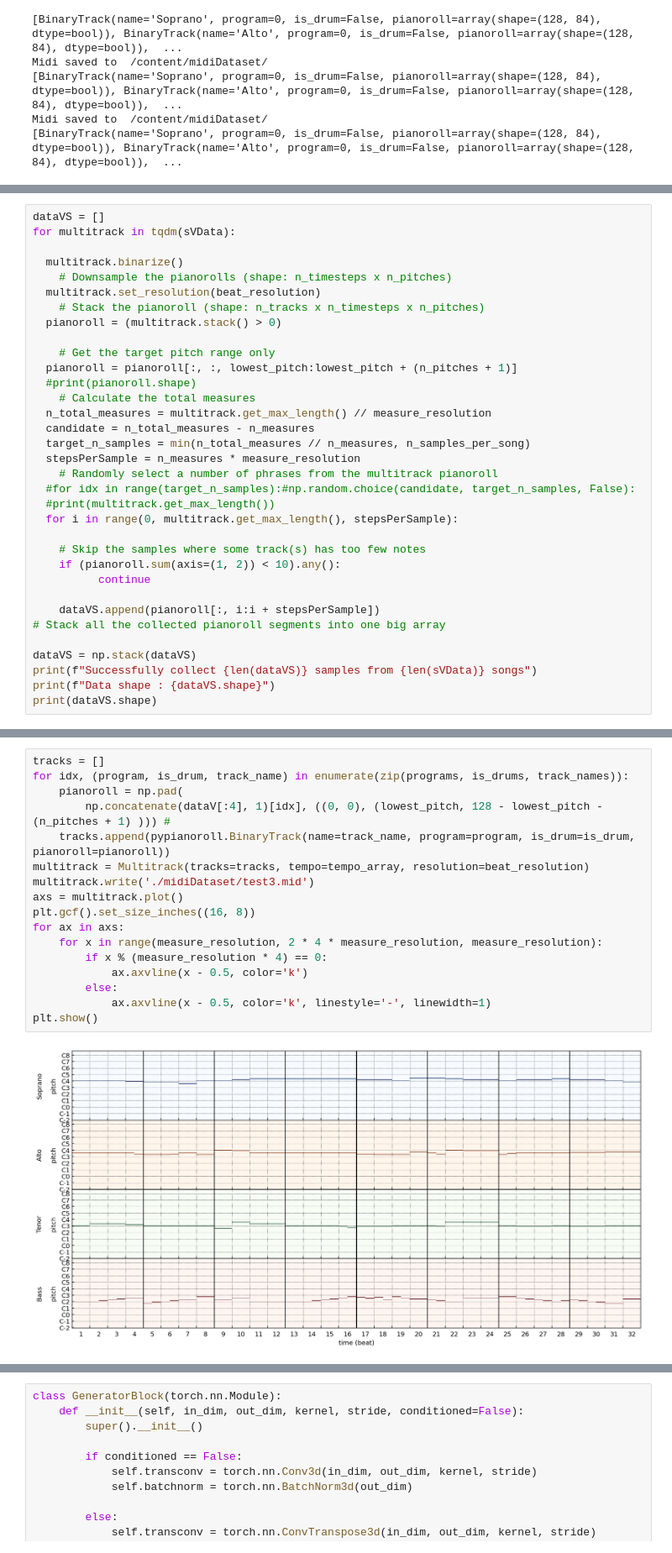
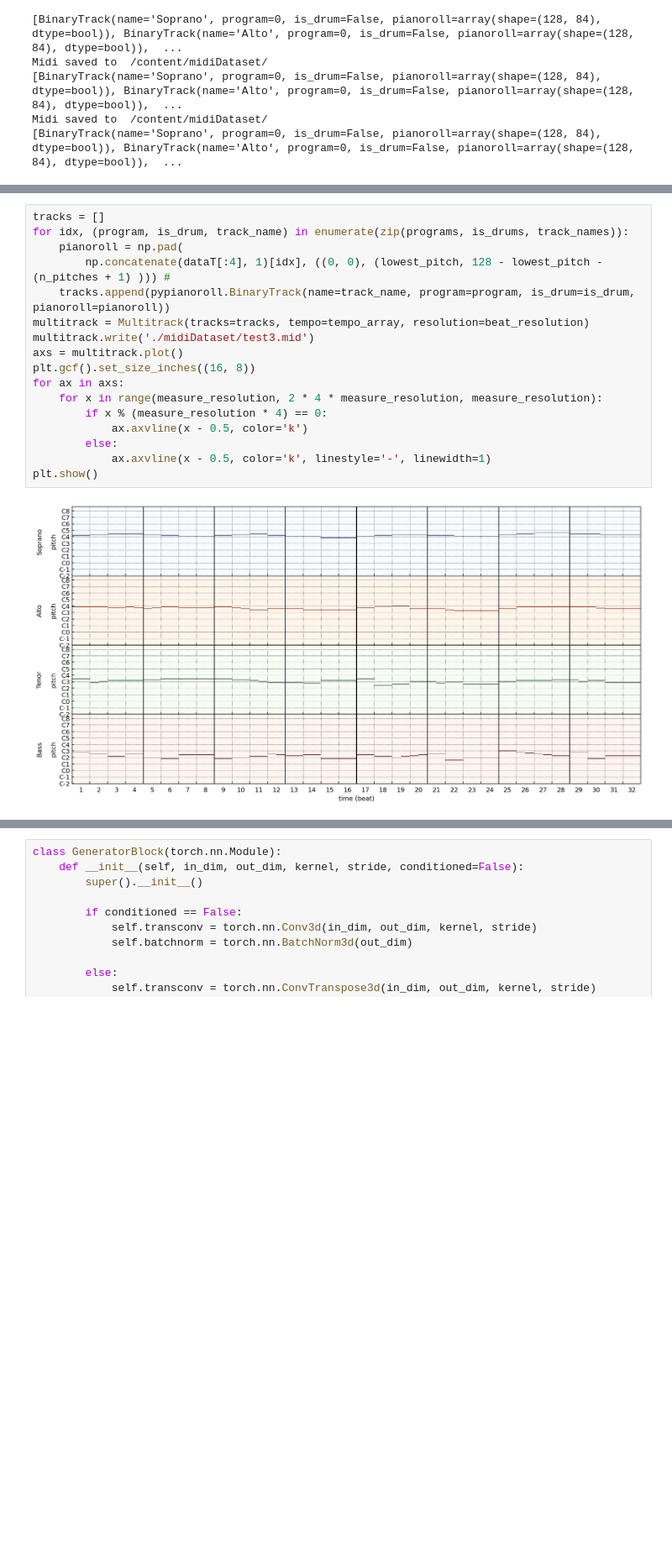
Before and after one commit to lwgmiller/HonoursProject-reharmonisationGAN, a Jupyter notebook: ReharmonisationGAN.ipynb, the cells around one changed output, grey strips where cells are left out. Shown at 84% size. Drawn from its saved outputs; the diff is of its cells as text; blank space fills up the shorter version.

```diff
--- a/ReharmonisationGAN.ipynb
+++ b/ReharmonisationGAN.ipynb
@@ -417,34 +358,0 @@ Data shape : (300, 4, 32, 84)
-# %%
-dataVS = []
-for multitrack in tqdm(sVData):
-
-  multitrack.binarize()
-    # Downsample the pianorolls (shape: n_timesteps x n_pitches)
-  multitrack.set_resolution(beat_resolution)
-    # Stack the pianoroll (shape: n_tracks x n_timesteps x n_pitches)
-  pianoroll = (multitrack.stack() > 0)
-
-    # Get the target pitch range only
-  pianoroll = pianoroll[:, :, lowest_pitch:lowest_pitch + (n_pitches + 1)]
-  #print(pianoroll.shape)
-    # Calculate the total measures
-  n_total_measures = multitrack.get_max_length() // measure_resolution
-  candidate = n_total_measures - n_measures
-  target_n_samples = min(n_total_measures // n_measures, n_samples_per_song)
-  stepsPerSample = n_measures * measure_resolution
-    # Randomly select a number of phrases from the multitrack pianoroll
-  #for idx in range(target_n_samples):#np.random.choice(candidate, target_n_samples, False):
-  #print(multitrack.get_max_length())
-  for i in range(0, multitrack.get_max_length(), stepsPerSample):
-
-    # Skip the samples where some track(s) has too few notes
-    if (pianoroll.sum(axis=(1, 2)) < 10).any():
-          continue
-
-    dataVS.append(pianoroll[:, i:i + stepsPerSample])
-# Stack all the collected pianoroll segments into one big array
-
-dataVS = np.stack(dataVS)
-print(f"Successfully collect {len(dataVS)} samples from {len(sVData)} songs")
-print(f"Data shape : {dataVS.shape}")
-print(dataVS.shape)
@@ -455,22 +359,22 @@ Data shape : (300, 1, 32, 84)
 # %%
 tracks = []
 for idx, (program, is_drum, track_name) in enumerate(zip(programs, is_drums, track_names)):
     pianoroll = np.pad(
-        np.concatenate(dataV[:4], 1)[idx], ((0, 0), (lowest_pitch, 128 - lowest_pitch - (n_pitches + 1) ))) #
+        np.concatenate(dataT[:4], 1)[idx], ((0, 0), (lowest_pitch, 128 - lowest_pitch - (n_pitches + 1) ))) #
     tracks.append(pypianoroll.BinaryTrack(name=track_name, program=program, is_drum=is_drum, pianoroll=pianoroll))
 multitrack = Multitrack(tracks=tracks, tempo=tempo_array, resolution=beat_resolution)
 multitrack.write('./midiDataset/test3.mid')
 axs = multitrack.plot()
 plt.gcf().set_size_inches((16, 8))
 for ax in axs:
     for x in range(measure_resolution, 2 * 4 * measure_resolution, measure_resolution):
         if x % (measure_resolution * 4) == 0:
             ax.axvline(x - 0.5, color='k')
         else:
             ax.axvline(x - 0.5, color='k', linestyle='-', linewidth=1)
 plt.show()
 # %% [output]
-[figure, old version]
+[figure, new version]
 # %%
 dataT = torch.as_tensor(dataT, dtype=torch.float32)
 dataS = torch.as_tensor(dataS, dtype=torch.float32)
```
Also changed, not shown: parts of 12 cells of this notebook, 3 other files.
